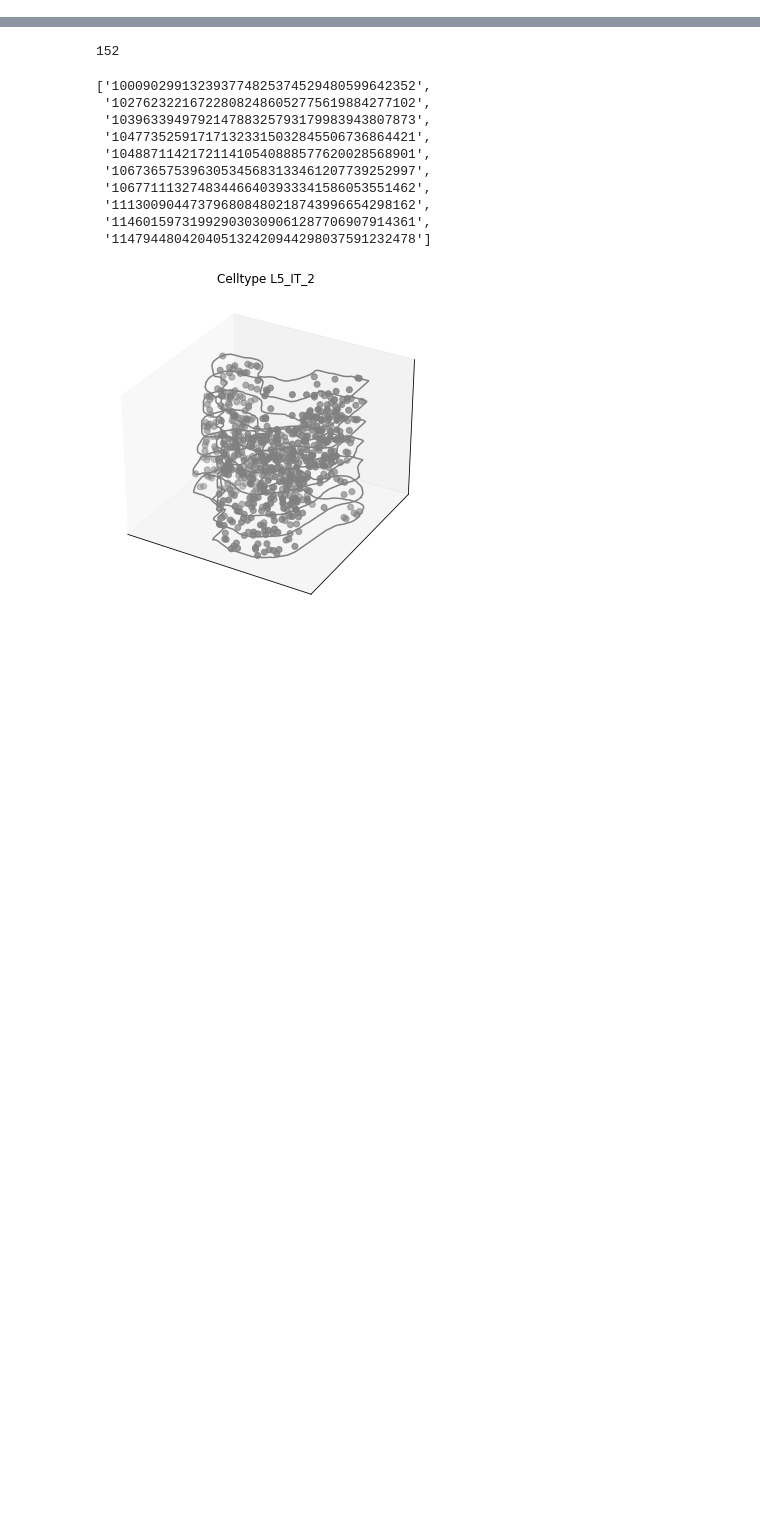
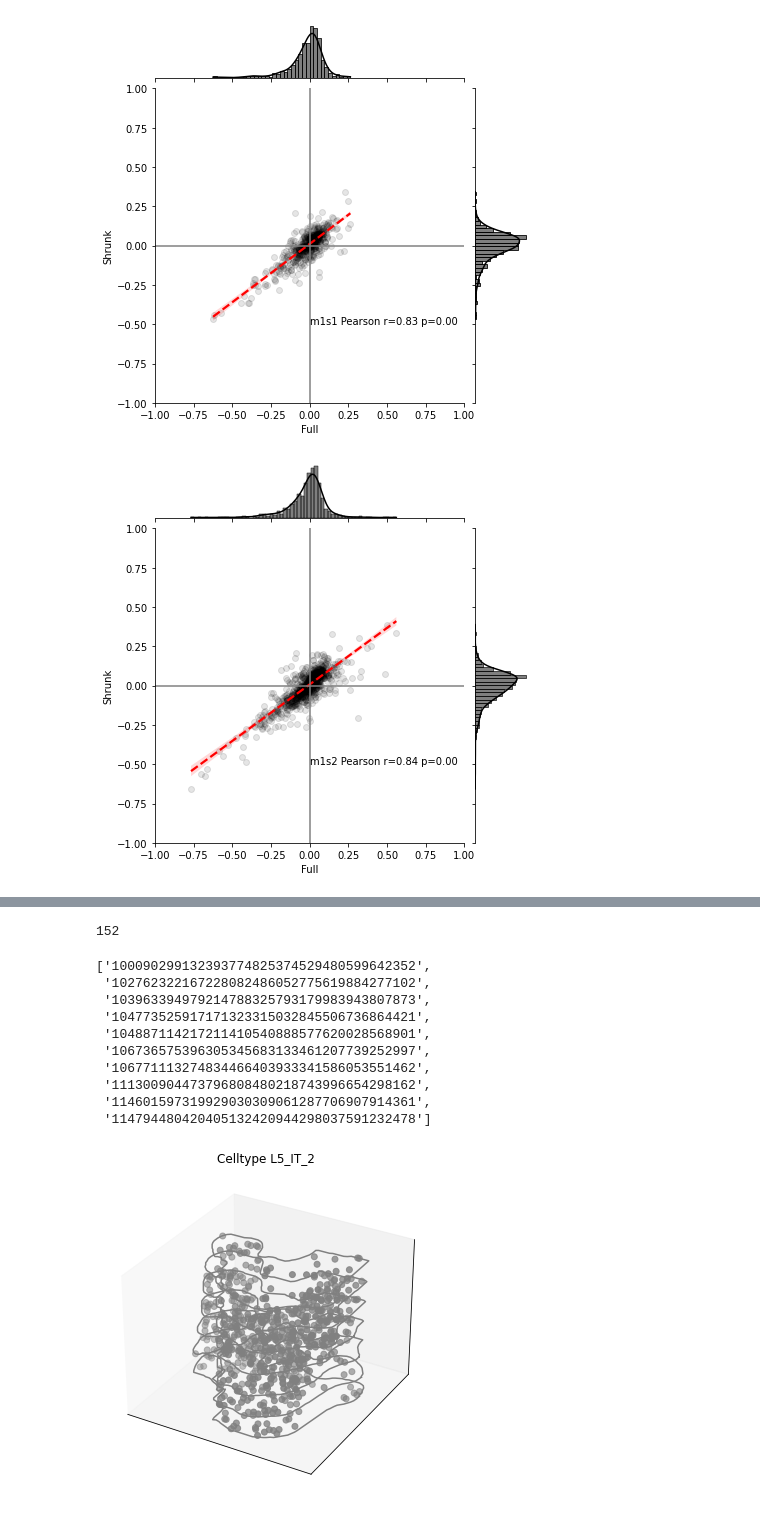
Before and after one commit to salzman-lab/SPRAWL, a Jupyter notebook: analysis/shrinking_cell_boundaries.ipynb, the cells around one changed output, grey strips where cells are left out. Saved outputs shown, nothing was run; the diff lists cells and outputs as text; code cells hidden in the pictures; blank space fills up the shorter version.

```diff
--- a/analysis/shrinking_cell_boundaries.ipynb
+++ b/analysis/shrinking_cell_boundaries.ipynb
@@ -15,0 +84,25 @@ from SRRS import plotting,scoring,metrics
+# %%
+for i,(sample,g) in enumerate(piv_df.groupby('sample_id')):
+    g = g.dropna()
+
+    fig = sns.jointplot(
+        x = 'Full',
+        y = 'Shrunk',
+        kind = 'reg',
+        color = 'black',
+        scatter_kws = {'alpha':0.1},
+        line_kws = {'linestyle':'dashed','color':'red'},
+        data = g,
+    )
+    r,p = stats.pearsonr(g['Full'], g['Shrunk'])
+
+    fig.ax_joint.set_xlim(-1,1)
+    fig.ax_joint.set_ylim(-1,1)
+    fig.ax_joint.axhline(0,color='grey')
+    fig.ax_joint.axvline(0,color='grey')
+    fig.ax_joint.text(0,-0.5,'{} Pearson r={:.2f} p={:.2f}'.format(sample,r,p))
+    plt.show()
+    plt.close()
+# %% [output]
+[figure, added]
+[figure, added]
```
Also changed, not shown: parts of 15 cells of this notebook, 36 other files.
